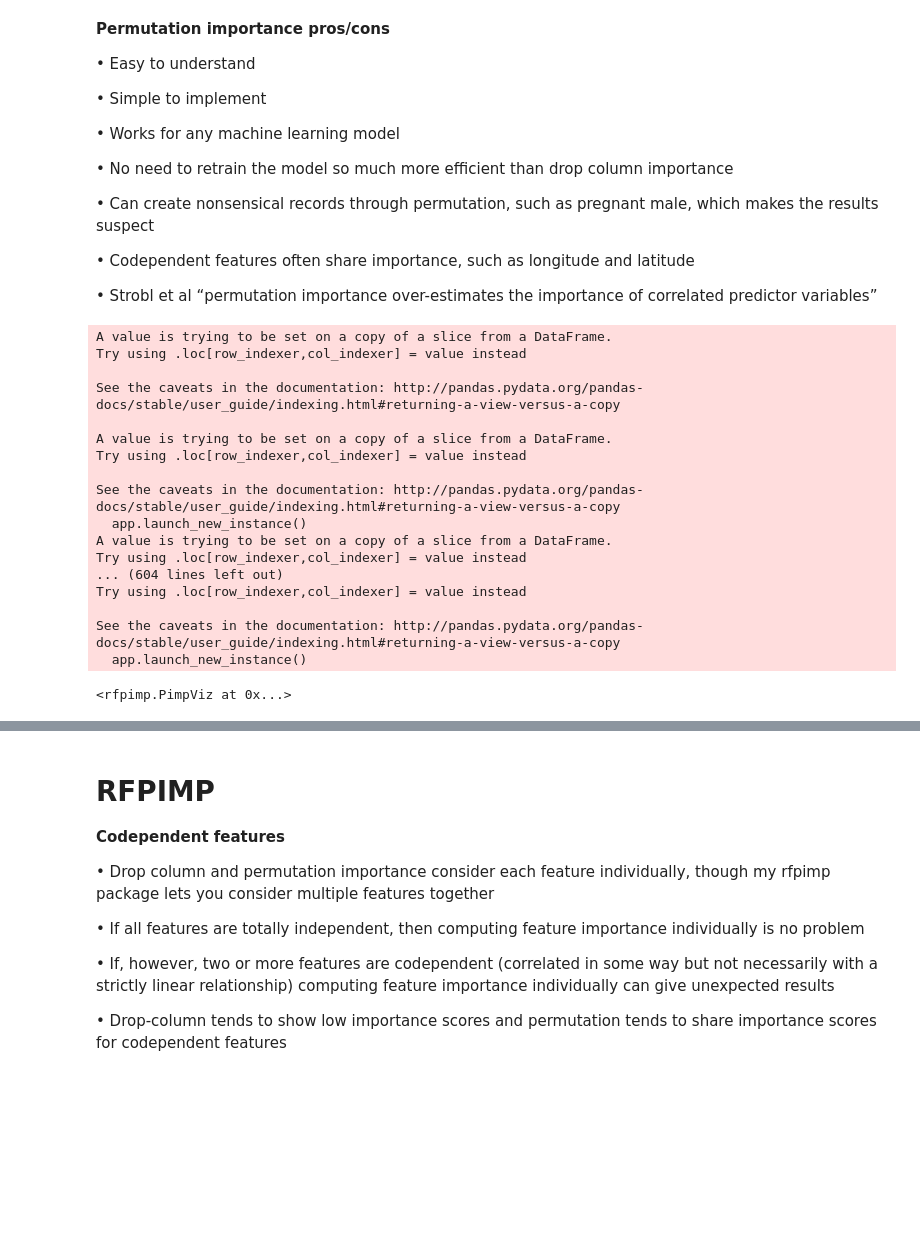
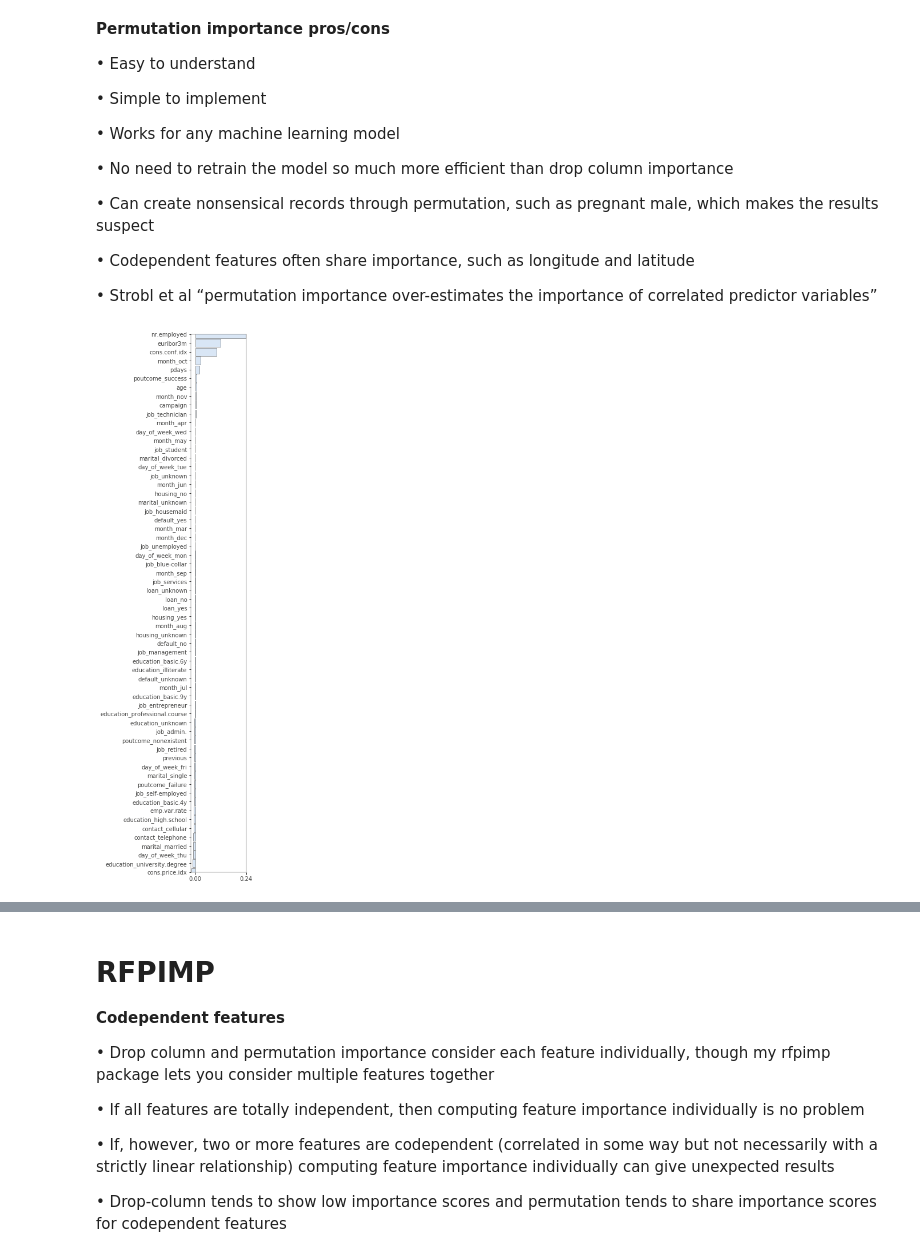
Before and after one commit to swbuchanan13/msds699_sal, a Jupyter notebook: feature_selection.ipynb, the cells around one changed output, grey strips where cells are left out. Saved outputs shown, nothing was run; the diff lists cells and outputs as text; code cells hidden in the pictures; blank space fills up the shorter version.

```diff
--- a/feature_selection.ipynb
+++ b/feature_selection.ipynb
@@ -185,25 +164,12 @@ def permutation_importances(model, X_train, y_train, X_val, y_val):
-# %%
-rf = RandomForestClassifier(n_estimators = 100, n_jobs=-1, oob_score=True)
-imp_perm = permutation_importances(rf, X_train, y_train, X_val, y_val)
-# %% [output]
-A value is trying to be set on a copy of a slice from a DataFrame.
-Try using .loc[row_indexer,col_indexer] = value instead
-
-See the caveats in the documentation: http://pandas.pydata.org/pandas-docs/stable/user_guide/indexing.html#returning-a-view-versus-a-copy
-
-A value is trying to be set on a copy of a slice from a DataFrame.
-Try using .loc[row_indexer,col_indexer] = value instead
-
-See the caveats in the documentation: http://pandas.pydata.org/pandas-docs/stable/user_guide/indexing.html#returning-a-view-versus-a-copy
-  app.launch_new_instance()
-A value is trying to be set on a copy of a slice from a DataFrame.
-Try using .loc[row_indexer,col_indexer] = value instead
-... (604 lines left out)
-Try using .loc[row_indexer,col_indexer] = value instead
-
-See the caveats in the documentation: http://pandas.pydata.org/pandas-docs/stable/user_guide/indexing.html#returning-a-view-versus-a-copy
-  app.launch_new_instance()
-# %%
-plot_importances(imp_perm)
-# %% [output]
-<rfpimp.PimpViz at 0x...>
+# %%
+# ordinary permutation using RFPIMP (using OOB as metric)
+rf = RandomForestRegressor(n_estimators = 100, n_jobs=-1, oob_score=True)
+rf.fit(X_train, y_train)
+perm_rfpimp = oob_importances(rf, X_val, y_val)
+
+# plot importances
+viz = plot_importances(perm_rfpimp)
+viz.save('perm.svg')
+viz.view() # view viz in notebook
+# %% [output]
+[figure, added]
```
Also changed, not shown: parts of 17 cells of this notebook.
